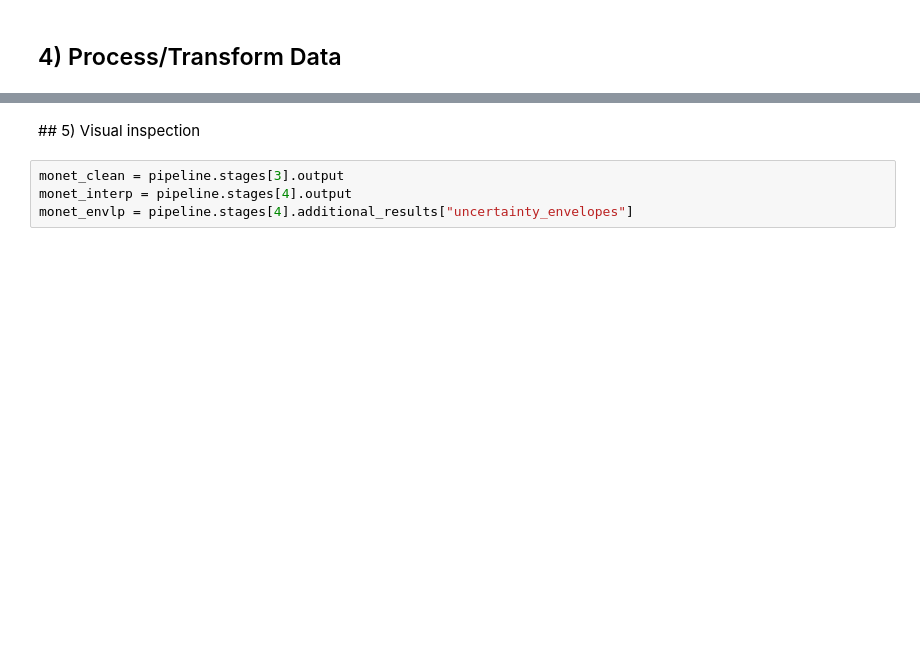
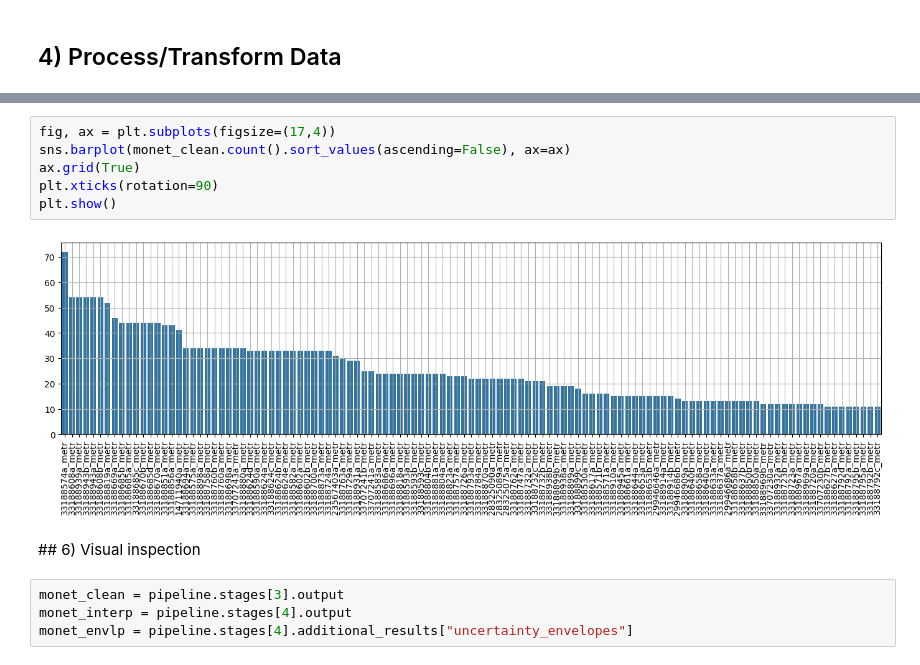
Before and after one commit to B-Lab-Switzerland/sipi-data-analysis, a Jupyter notebook: MONET_Analysis/notebooks/monet_data_scraper.ipynb, the cells around one changed output, grey strips where cells are left out. Saved outputs shown, nothing was run; the diff lists cells and outputs as text; blank space fills up the shorter version.

```diff
--- a/MONET_Analysis/notebooks/monet_data_scraper.ipynb
+++ b/MONET_Analysis/notebooks/monet_data_scraper.ipynb
@@ -68,5 +167,13 @@ final_output = pipeline.run()
+# %%
+fig, ax = plt.subplots(figsize=(17,4))
+sns.barplot(monet_clean.count().sort_values(ascending=False), ax=ax)
+ax.grid(True)
+plt.xticks(rotation=90)
+plt.show()
+# %% [output]
+[figure, added]
 # %% [markdown]
-## 5) Visual inspection
+## 6) Visual inspection
 # %%
 monet_clean = pipeline.stages[3].output
 monet_interp = pipeline.stages[4].output
```
Also changed, not shown: parts of 15 cells of this notebook.
